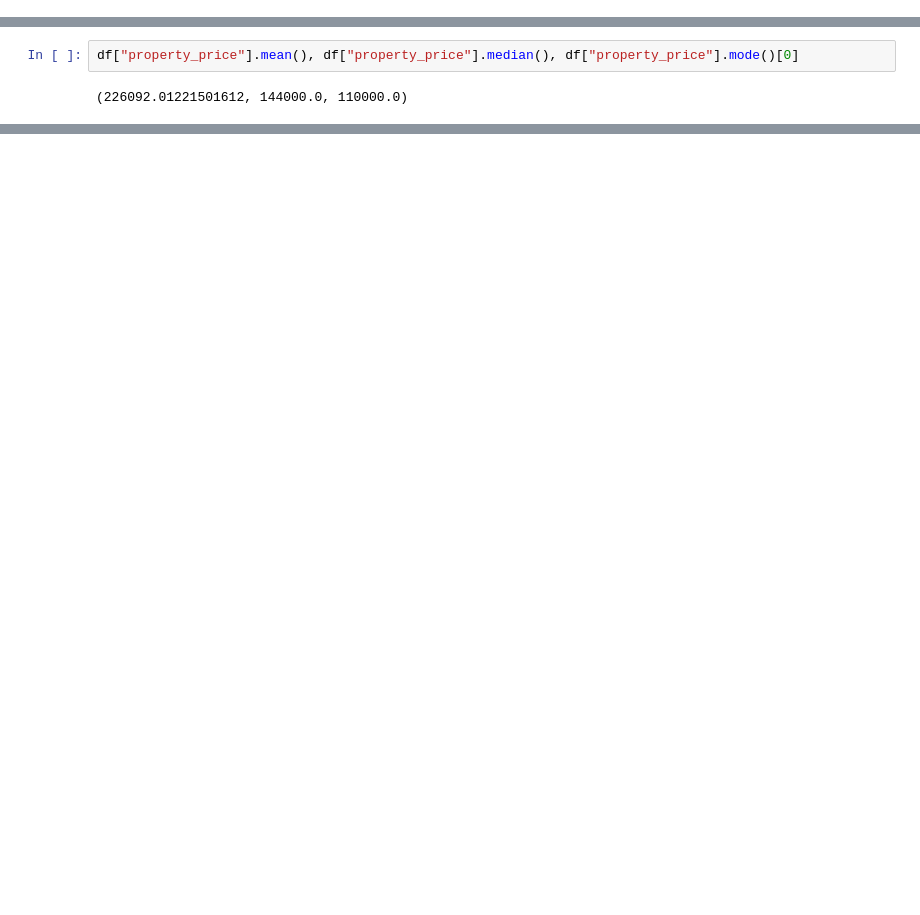
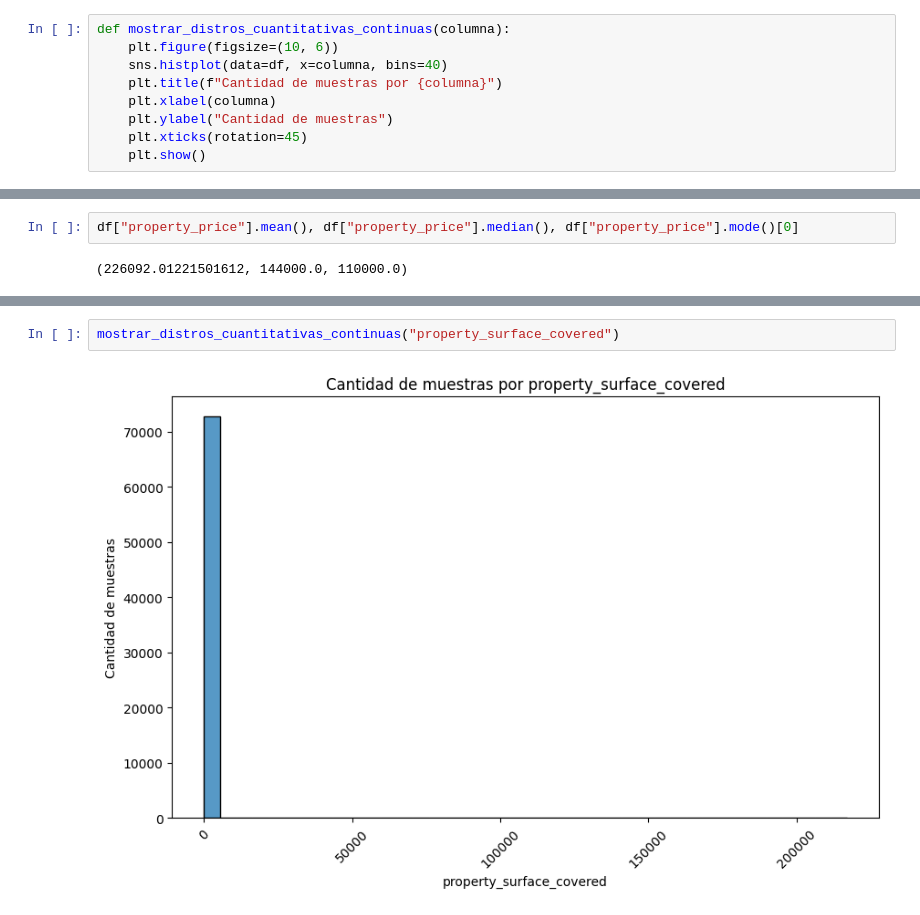
Before and after one commit to Taielmolina01/7506R-1C2024-GRUPO01, a Jupyter notebook: TP1/7506R_TP1_GRUPO01_ENTREGA.ipynb, the cells around one changed output, grey strips where cells are left out. Saved outputs shown, nothing was run; the diff lists cells and outputs as text; blank space fills up the shorter version.

```diff
--- a/TP1/7506R_TP1_GRUPO01_ENTREGA.ipynb
+++ b/TP1/7506R_TP1_GRUPO01_ENTREGA.ipynb
@@ -13,0 +142,9 @@ BLUE = "#2874A6"
+# %%
+def mostrar_distros_cuantitativas_continuas(columna):
+    plt.figure(figsize=(10, 6))
+    sns.histplot(data=df, x=columna, bins=40)
+    plt.title(f"Cantidad de muestras por {columna}")
+    plt.xlabel(columna)
+    plt.ylabel("Cantidad de muestras")
+    plt.xticks(rotation=45)
+    plt.show()
@@ -534,0 +563,4 @@ df.shape
+# %%
+mostrar_distros_cuantitativas_continuas("property_surface_covered")
+# %% [output]
+[figure, added]
```
Also changed, not shown: parts of 255 cells of this notebook.
